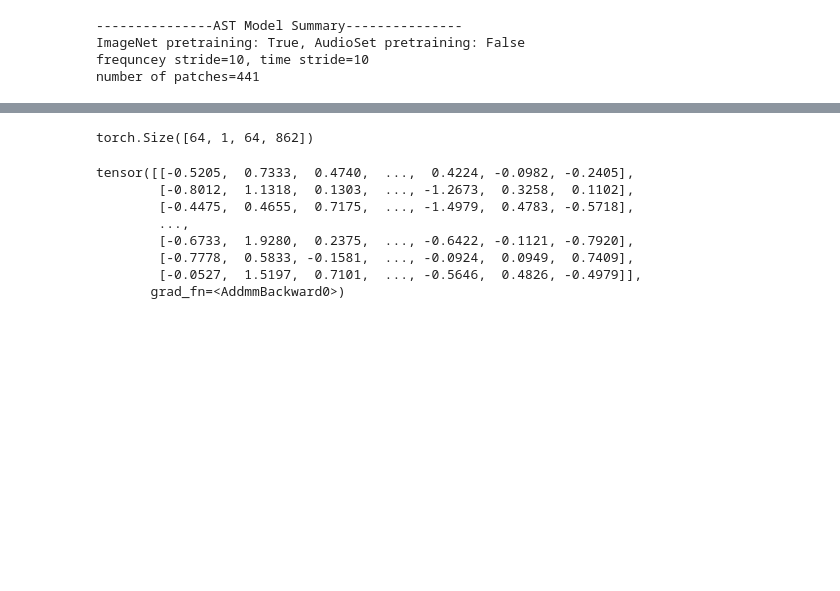
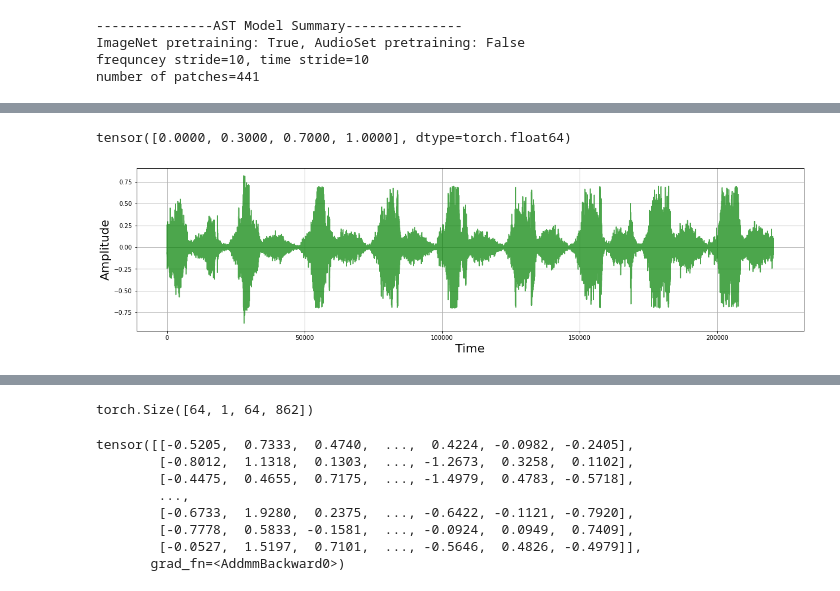
Before and after one commit to Aykhan-sh/Audio-classification-on-ESC-50, a Jupyter notebook: debug.ipynb, the cells around one changed output, grey strips where cells are left out. Cells and saved outputs as stored; diff of their text form; code cells hidden in the pictures; blank space fills up the shorter version.

```diff
--- a/debug.ipynb
+++ b/debug.ipynb
@@ -52,0 +131,8 @@ audios, targets = next(iter(dataloader))
+# %%
+torch.unique(targets)
+# %% [output]
+tensor([0.0000, 0.3000, 0.7000, 1.0000], dtype=torch.float64)
+# %%
+visualize_audio(audios[7][0])
+# %% [output]
+[figure, added]
```
Also changed, not shown: parts of 17 cells of this notebook, 6 other files.
